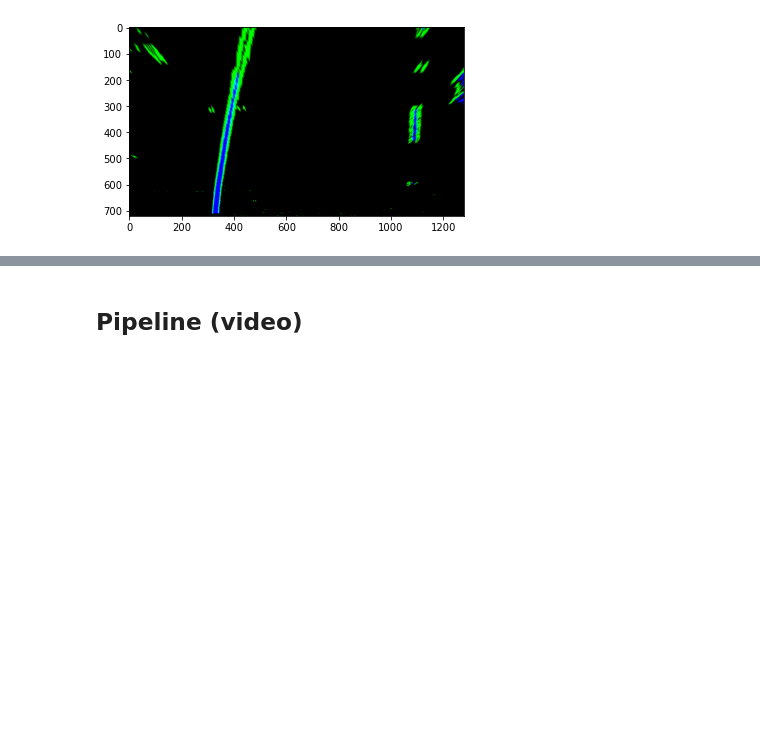
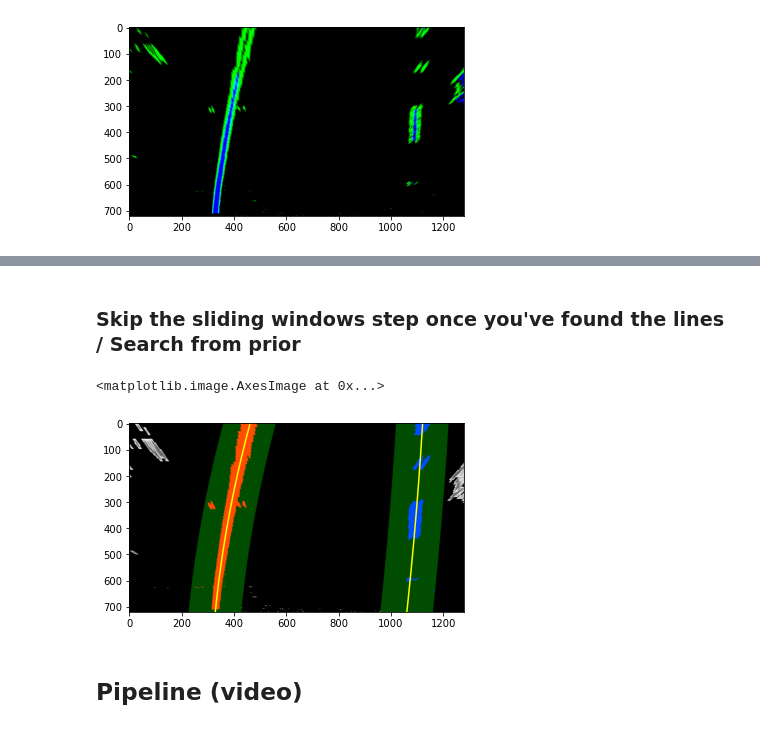
Before and after one commit to wolfgang-stefani/Advanced_LaneLines_Detection, a Jupyter notebook: P2.ipynb, the cells around one changed output, grey strips where cells are left out. Saved outputs shown, nothing was run; the diff lists cells and outputs as text; code cells hidden in the pictures; blank space fills up the shorter version.

```diff
--- a/P2.ipynb
+++ b/P2.ipynb
@@ -222,3 +414,25 @@ plt.imshow(top_down)
+# %% [markdown]
+### Skip the sliding windows step once you've found the lines / Search from prior
+# %%
+# Load our image - this should be a new frame since last time!
+#binary_warped = mpimg.imread('warped_example.jpg')
+#binary_warped = cv2.cvtColor(top_down, cv2.COLOR_BGR2GRAY)
+
+# Polynomial fit values from the previous frame
+# Make sure to grab the actual values from the previous step in your project!
+leftx, lefty, rightx, righty, out_img = find_lane_pixels(binary_warped)
+left_fit = np.polyfit(lefty, leftx, 2)
+right_fit = np.polyfit(righty, rightx, 2)
+
+# Run image through the pipeline
+# Note that in your project, you'll also want to feed in the previous fits
+result2 = search_around_poly(binary_warped)
+
+# View your output
+plt.imshow(result2)
+# %% [output]
+<matplotlib.image.AxesImage at 0x...>
+[figure, added]
 # %% [markdown]
 ## Pipeline (video)
 # %%
```
Also changed, not shown: parts of 3 cells of this notebook, 1 other file.
